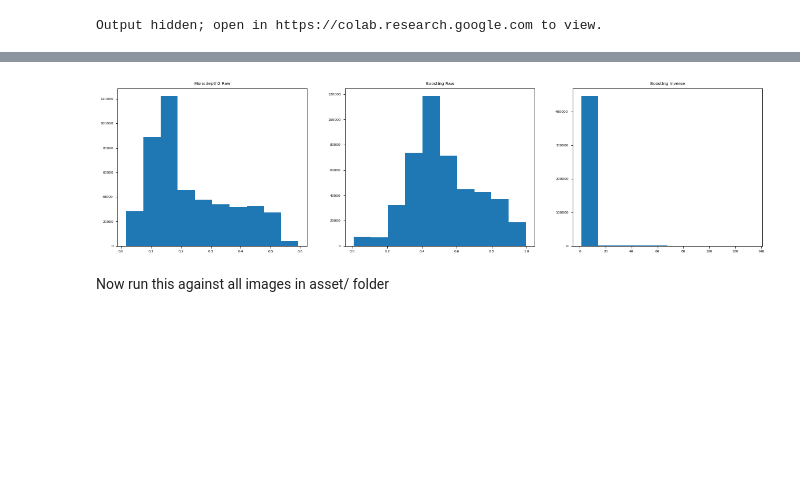
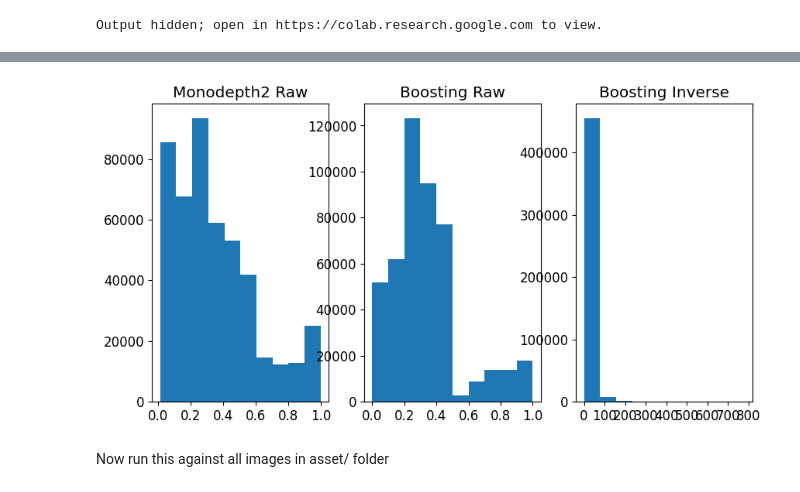
Before and after one commit to hsysuper/augmented-perspective, a Jupyter notebook: AugmentedPerspective.ipynb, the cells around one changed output, grey strips where cells are left out. Cells and saved outputs as stored; diff of their text form; code cells hidden in the pictures; blank space fills up the shorter version.

Commit message:
Update iPython notebook to run in Google Colab
* Update to use latest command line options
* Fixed bugs augmented_perspective and depth_model module

```diff
--- a/AugmentedPerspective.ipynb
+++ b/AugmentedPerspective.ipynb
@@ -189,0 +194,11 @@ Output hidden; open in https://colab.research.google.com to view.
+# %%
+reprojected_filled_image_after_boosting = io.imread("outputs/kitti3_boosting_reprojected_filled.png")
+reprojected_filled_image_after_monodepth2 = io.imread("outputs/kitti3_monodepth2_reprojected_filled.png")
+plt.rcParams.update({'font.size': 6})
+f, ax = plt.subplots(1, 3, dpi=500)
+ax[0].imshow(original_image)
+ax[0].title.set_text('RGB')
+ax[1].imshow(reprojected_filled_image_after_boosting)
+ax[1].title.set_text('Monodepth2')
+ax[2].imshow(reprojected_filled_image_after_monodepth2)
+ax[2].title.set_text('Boosting')
@@ -265,19 +282,19 @@ boosting
 # %%
-raw_depth_map_after_monodepth2 = np.load("outputs/kitti2_monodepth2_resized_disp.npy")
-raw_depth_map_after_boosting = np.load("outputs/kitti2_boosting_depth_raw.npy")
-inverse_depth_map_after_boosting = np.load("outputs/kitti2_boosting_depth_inverse.npy")
+raw_depth_map_after_monodepth2 = np.load("outputs/kitti3_monodepth2_resized_disp.npy")
+raw_depth_map_after_boosting = np.load("outputs/kitti3_boosting_depth_raw.npy")
+inverse_depth_map_after_boosting = np.load("outputs/kitti3_boosting_depth_inverse.npy")
 
 f, ax = plt.subplots(1, 3)
 plt.rcParams["figure.figsize"] = (20,10)
 plt.rcParams.update({'font.size': 6})
 draw_histogram(ax[0], raw_depth_map_after_monodepth2)
 ax[0].title.set_text('Monodepth2 Raw')
 draw_histogram(ax[1], raw_depth_map_after_boosting)
 ax[1].title.set_text('Boosting Raw')
 draw_histogram(ax[2], inverse_depth_map_after_boosting)
 ax[2].title.set_text('Boosting Inverse')
 # %% [output]
-[figure, old version]
+[figure, new version]
 # %% [markdown]
 Now run this against all images in asset/ folder
 # %%
```
Also changed, not shown: parts of 20 cells of this notebook, 2 other files.
